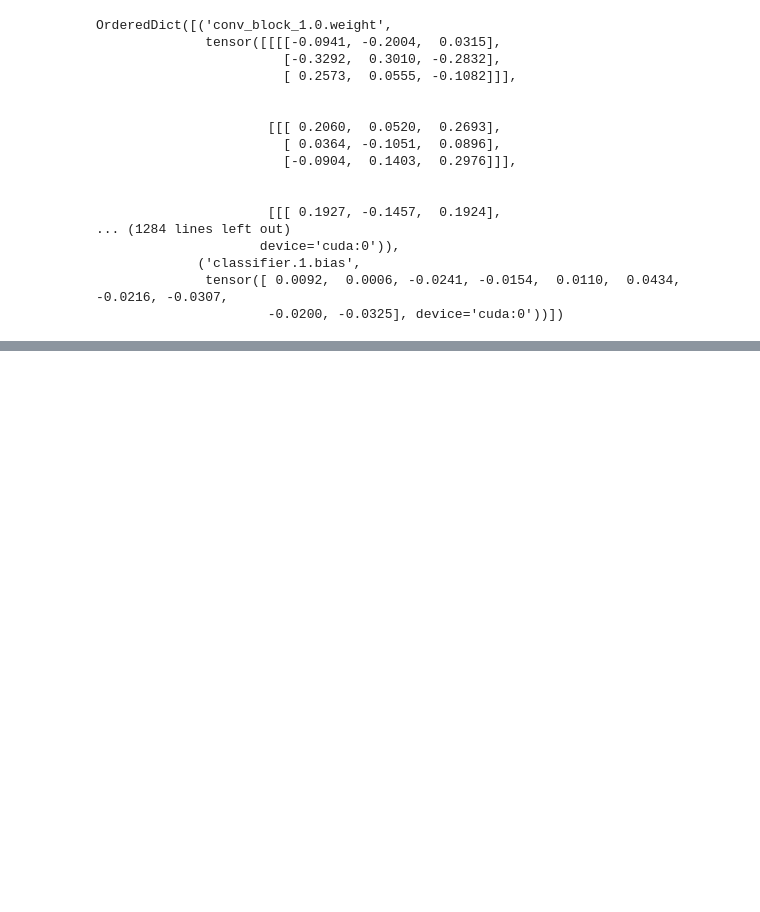
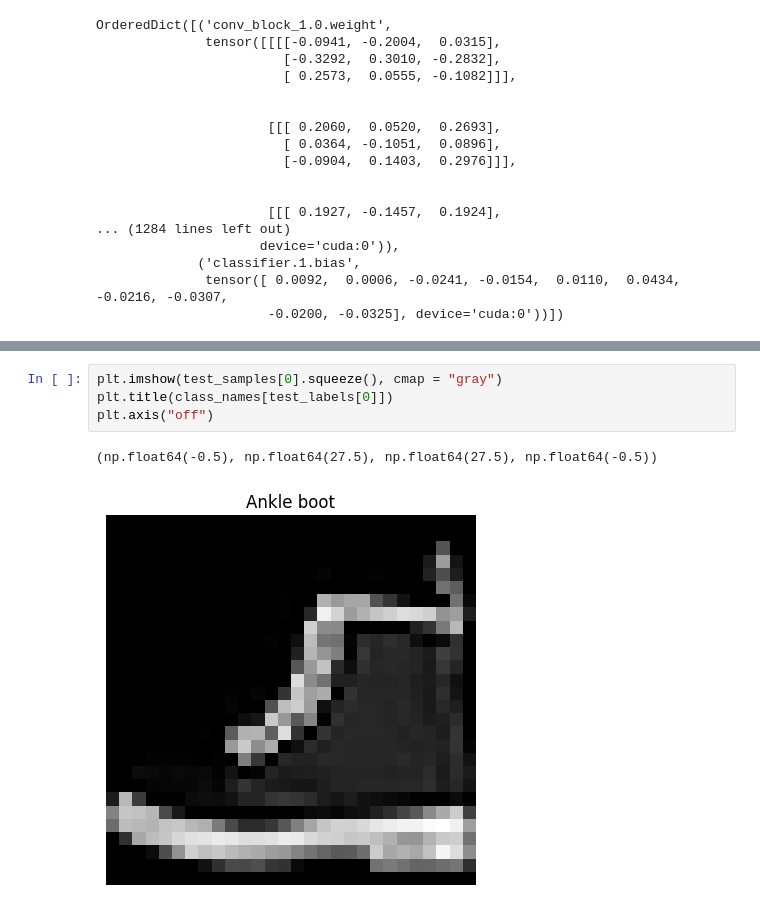
Before and after one commit to Nounsidev/PyTorch_Learning, a Jupyter notebook: 5_ComputerVision.ipynb, the cells around one changed output, grey strips where cells are left out. Drawn from its saved outputs; the diff is of its cells as text; blank space fills up the shorter version.

```diff
--- a/5_ComputerVision.ipynb
+++ b/5_ComputerVision.ipynb
@@ -731,0 +800,7 @@ modelV2_results
+# %%
+plt.imshow(test_samples[0].squeeze(), cmap = "gray")
+plt.title(class_names[test_labels[0]])
+plt.axis("off")
+# %% [output]
+(np.float64(-0.5), np.float64(27.5), np.float64(27.5), np.float64(-0.5))
+[figure, added]
```
Also changed, not shown: parts of 17 cells of this notebook.
